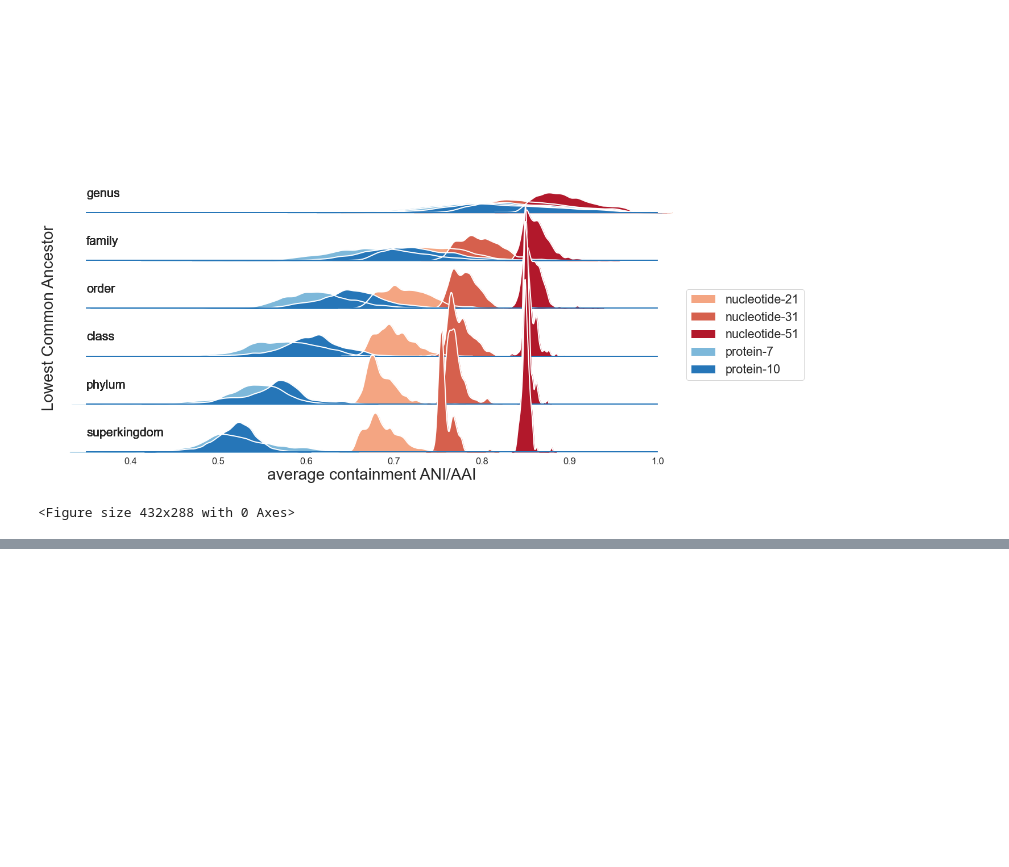
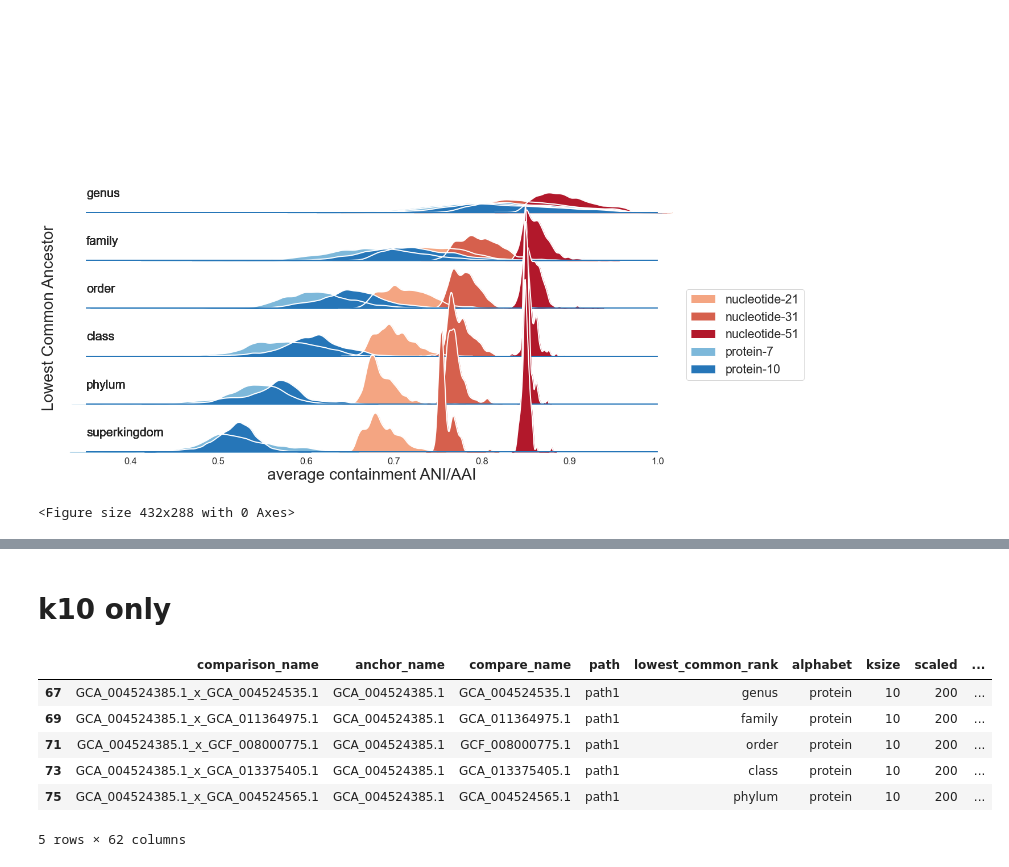
Before and after one commit to bluegenes/2022-protein-kmers-workflow, a Jupyter notebook: notebooks/05.alpha-compare.ipynb, the cells around one changed output, grey strips where cells are left out. Drawn from its saved outputs; the diff is of its cells as text; code cells hidden in the pictures; blank space fills up the shorter version.

```diff
--- a/notebooks/05.alpha-compare.ipynb
+++ b/notebooks/05.alpha-compare.ipynb
@@ -576,0 +648,13 @@ g.fig.savefig("gtdb-rs202.evolpaths.alphacompare.avgContainANI.logscale.ridgeplo
+# %% [markdown]
+# k10 only
+# %%
+p10 = prot_only[prot_only["ksize"] == 10]
+p10.head()
+# %% [output]
+|  | comparison_name | anchor_name | compare_name | path | lowest_common_rank | alphabet | ksize | scaled | ... |
+| 67 | GCA_004524385.1_x_GCA_004524535.1 | GCA_004524385.1 | GCA_004524535.1 | path1 | genus | protein | 10 | 200 | ... |
+| 69 | GCA_004524385.1_x_GCA_011364975.1 | GCA_004524385.1 | GCA_011364975.1 | path1 | family | protein | 10 | 200 | ... |
+| 71 | GCA_004524385.1_x_GCF_008000775.1 | GCA_004524385.1 | GCF_008000775.1 | path1 | order | protein | 10 | 200 | ... |
+| 73 | GCA_004524385.1_x_GCA_013375405.1 | GCA_004524385.1 | GCA_013375405.1 | path1 | class | protein | 10 | 200 | ... |
+| 75 | GCA_004524385.1_x_GCA_004524565.1 | GCA_004524385.1 | GCA_004524565.1 | path1 | phylum | protein | 10 | 200 | ... |
+5 rows × 62 columns
```
Also changed, not shown: parts of 7 cells of this notebook.
